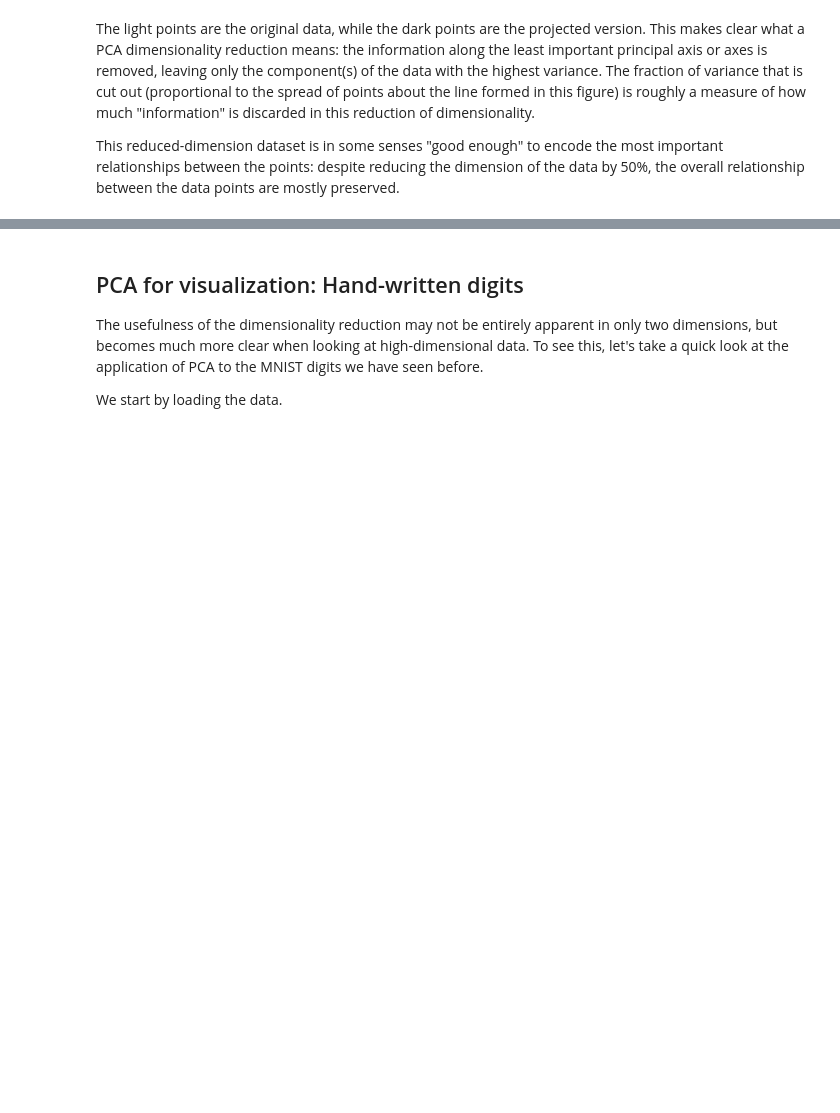
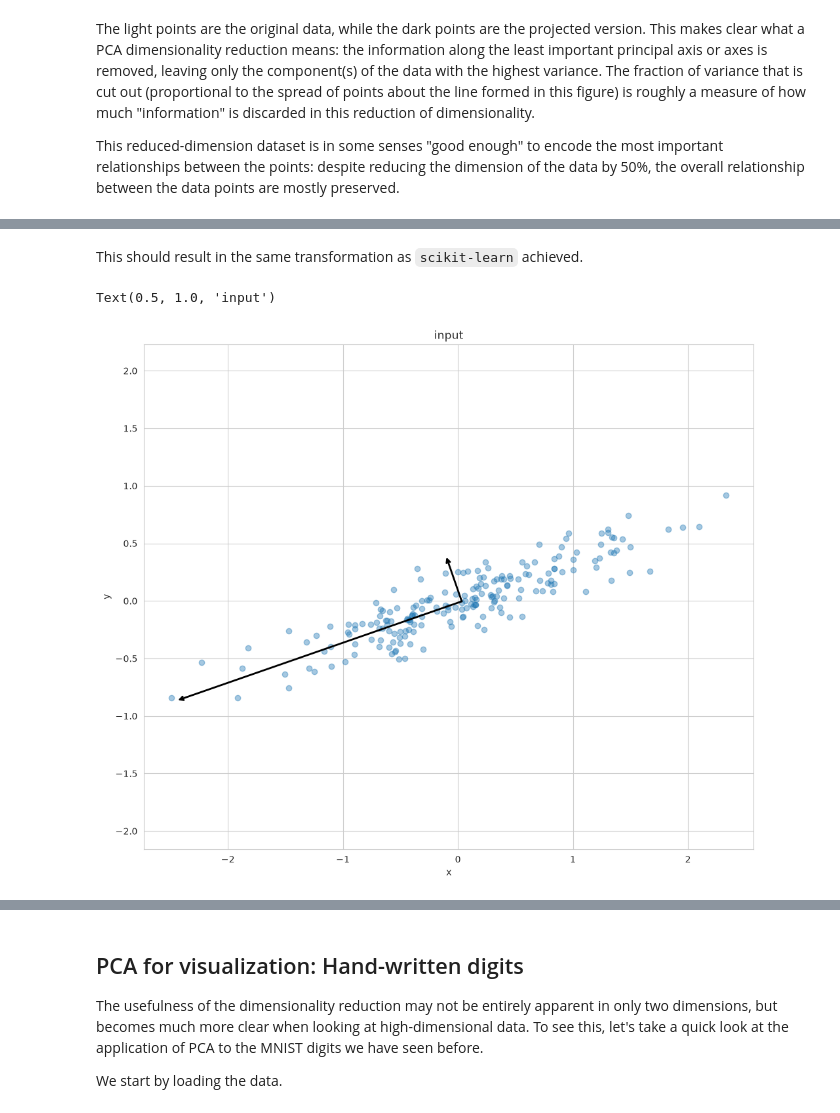
Before and after one commit to csci574-ml/csci574-ml, a Jupyter notebook: lectures/u13-1-PCA-scikit-learn.ipynb, the cells around one changed output, grey strips where cells are left out. Drawn from its saved outputs; the diff is of its cells as text; code cells hidden in the pictures; blank space fills up the shorter version.

```diff
--- a/lectures/u13-1-PCA-scikit-learn.ipynb
+++ b/lectures/u13-1-PCA-scikit-learn.ipynb
@@ -419,0 +353,11 @@ This reduced-dimension dataset is in some senses "good enough" to encode the mos
+# %%
+# perform pca by hand
+
+# first perform mean normalization and scaling
+mu = np.mean(X, axis=0)
+
+X_norm = X - mu
+
+# extract m, number of samples
+# extract n, number of features/dimensions
+m,n = X_norm.shape
@@ -419,0 +413,15 @@ This reduced-dimension dataset is in some senses "good enough" to encode the mos
+# %% [markdown]
+This should result in the same transformation as `scikit-learn` achieved.
+# %%
+# plot data
+plt.scatter(X[:, 0], X[:, 1], alpha=0.4)
+for length, vector in zip(S, U):
+    v = vector * 3 * np.sqrt(length)
+    draw_vector(pca.mean_, pca.mean_ + v)
+plt.axis('equal');
+plt.xlabel('x')
+plt.ylabel('y')
+plt.title('input')
+# %% [output]
+Text(0.5, 1.0, 'input')
+[figure, added]
```
Also changed, not shown: parts of 40 cells of this notebook, 1 other file.
